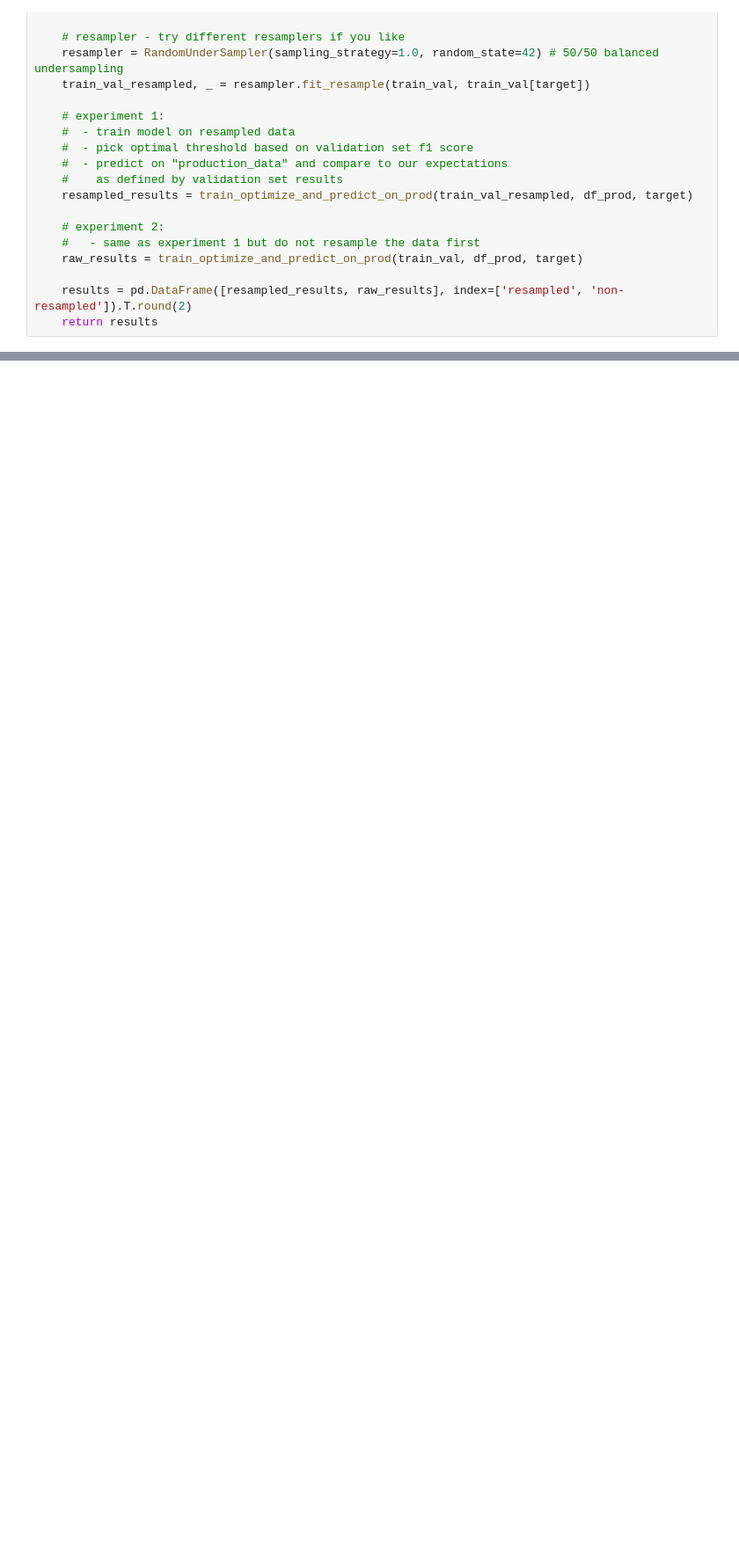
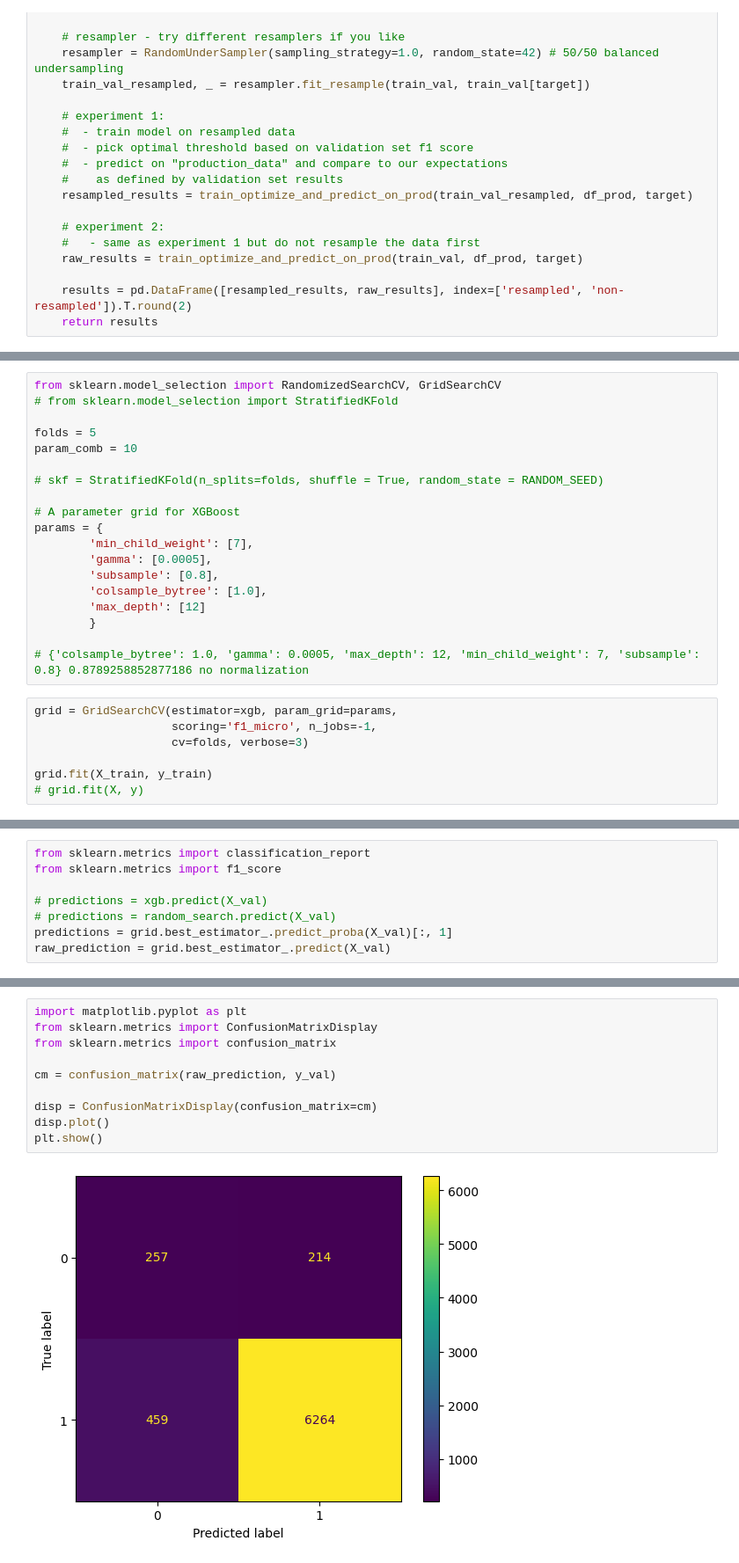
Before and after one commit to caesariodito/comp-gammafest, a Jupyter notebook: comp/day3/xgboost_custom_threshold.ipynb, the cells around one changed output, grey strips where cells are left out. Shown at 88% size. Drawn from its saved outputs; the diff is of its cells as text; blank space fills up the shorter version.

Commit message:
day 3 finish
submit:
- xgboost custom threshold (98%)
- ann custom threshold (97.5%)

others:
- add result csv
- day 4 agenda

```diff
--- a/comp/day3/xgboost_custom_threshold.ipynb
+++ b/comp/day3/xgboost_custom_threshold.ipynb
@@ -131,0 +233,26 @@ Error:
+# %%
+from sklearn.model_selection import RandomizedSearchCV, GridSearchCV
+# from sklearn.model_selection import StratifiedKFold
+
+folds = 5
+param_comb = 10
+
+# skf = StratifiedKFold(n_splits=folds, shuffle = True, random_state = RANDOM_SEED)
+
+# A parameter grid for XGBoost
+params = {
+        'min_child_weight': [7],
+        'gamma': [0.0005],
+        'subsample': [0.8],
+        'colsample_bytree': [1.0],
+        'max_depth': [12]
+        }
+
+# {'colsample_bytree': 1.0, 'gamma': 0.0005, 'max_depth': 12, 'min_child_weight': 7, 'subsample': 0.8} 0.8789258852877186 no normalization
+# %%
+grid = GridSearchCV(estimator=xgb, param_grid=params,
+                    scoring='f1_micro', n_jobs=-1,
+                    cv=folds, verbose=3)
+
+grid.fit(X_train, y_train)
+# grid.fit(X, y)
@@ -131,0 +319,8 @@ Error:
+# %%
+from sklearn.metrics import classification_report
+from sklearn.metrics import f1_score
+
+# predictions = xgb.predict(X_val)
+# predictions = random_search.predict(X_val)
+predictions = grid.best_estimator_.predict_proba(X_val)[:, 1]
+raw_prediction = grid.best_estimator_.predict(X_val)
@@ -131,0 +411,12 @@ Error:
+# %%
+import matplotlib.pyplot as plt
+from sklearn.metrics import ConfusionMatrixDisplay
+from sklearn.metrics import confusion_matrix
+
+cm = confusion_matrix(raw_prediction, y_val)
+
+disp = ConfusionMatrixDisplay(confusion_matrix=cm)
+disp.plot()
+plt.show()
+# %% [output]
+[figure, added]
```
Also changed, not shown: parts of 18 cells of this notebook, 6 other files.
